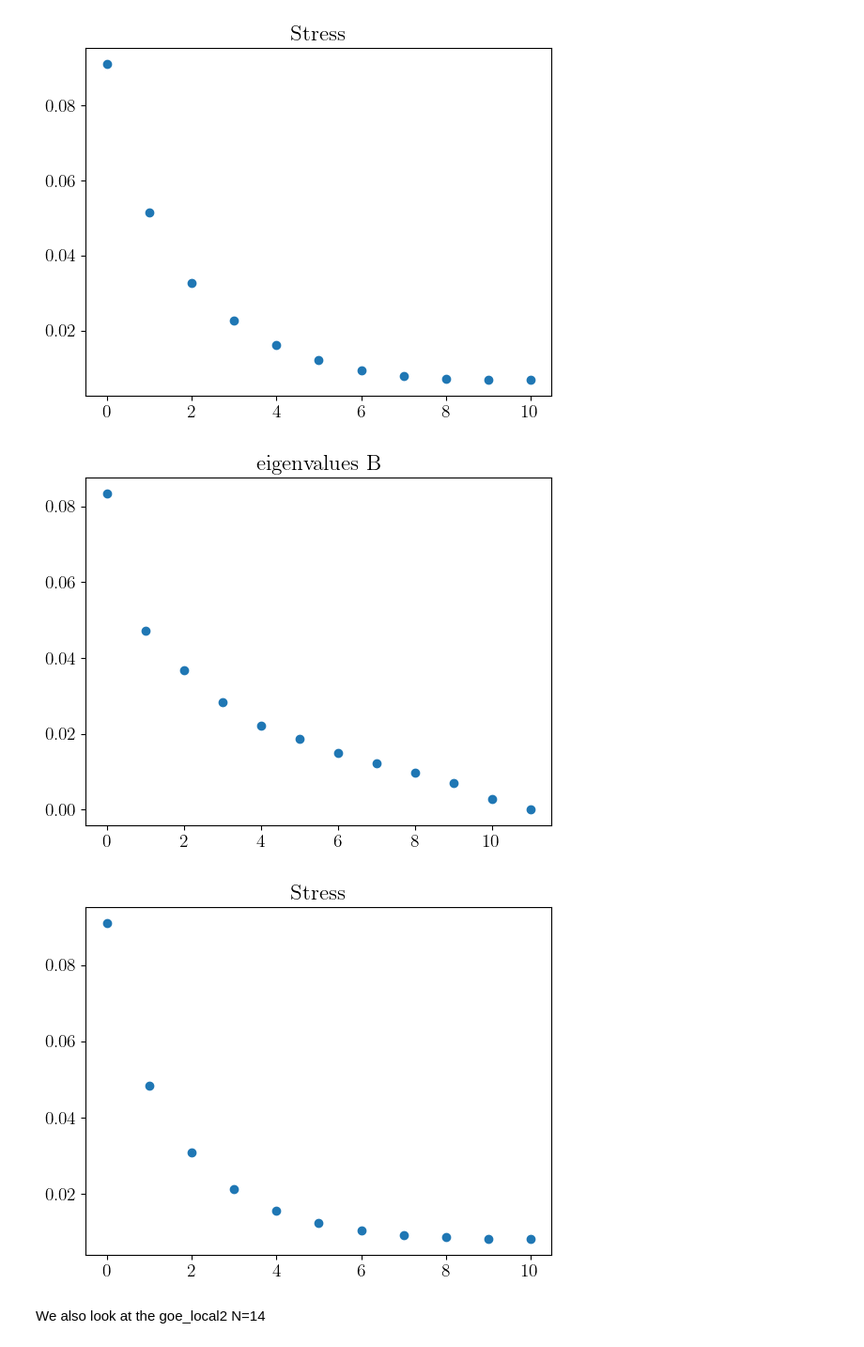
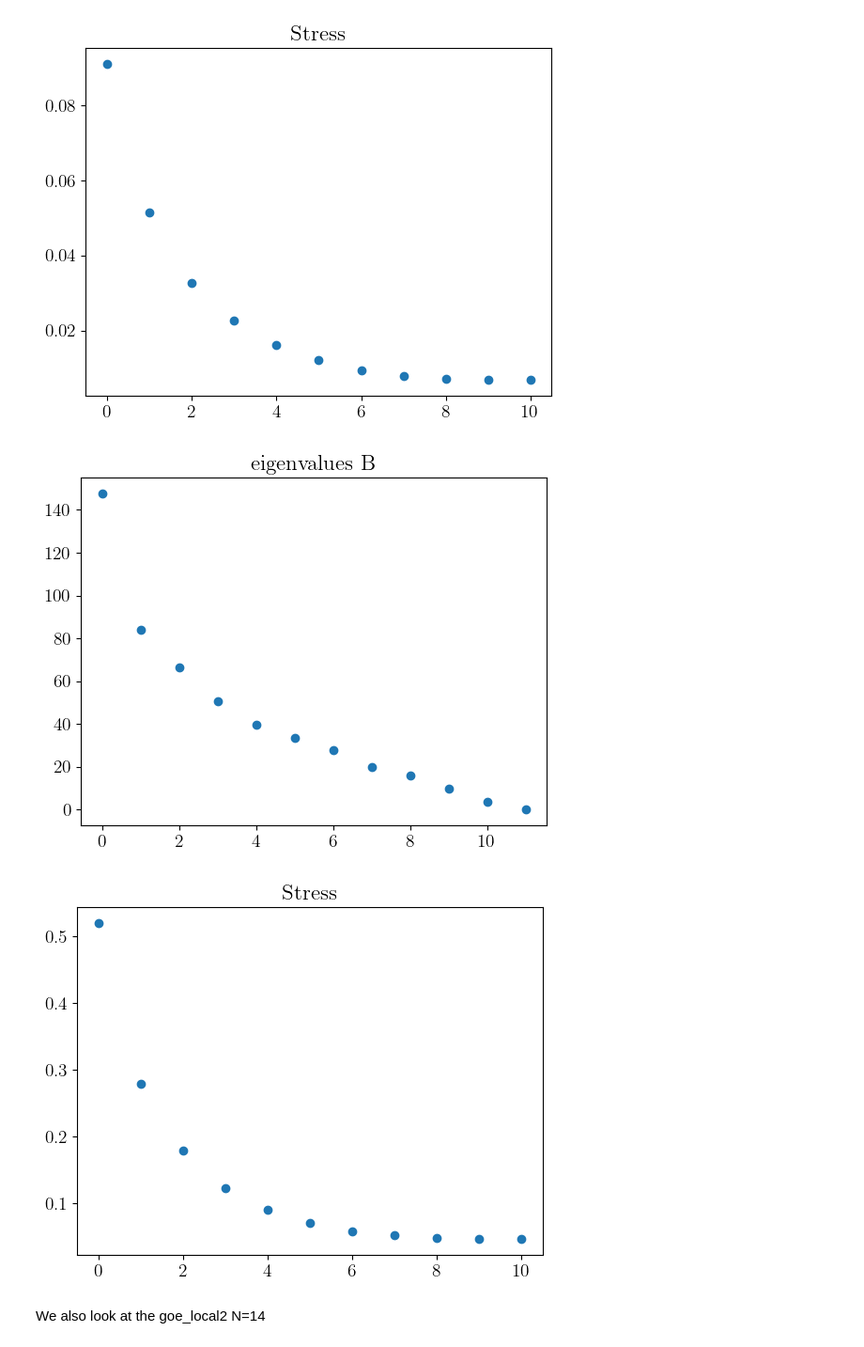
Before and after one commit to MarinAndreGirard/Quantum_emergent_dimension, a Jupyter notebook: getting_some_results.ipynb, the cells around one changed output. Shown at 94% size. Saved outputs shown, nothing was run; the diff lists cells and outputs as text; code cells hidden in the pictures.

```diff
--- a/getting_some_results.ipynb
+++ b/getting_some_results.ipynb
@@ -65,27 +65,27 @@ plt.show()
 # %%
 range_k=10
 folder = 'goe_local2'
 N=12
 state_number=0
 eigen_avg=np.zeros(N)
 stress_avg=np.zeros(N-1)
 for k in range(range_k):
     file_name=folder+f"{N}_{k}_{state_number}"
     dab=load_d(file_name)
     stress_avg+=get_stress(dab,False)
     eigen_avg+=get_eigenvalues_B_from_dab(dab,N,file_name,False)
-eigen_avg=eigen_avg/(N*max(eigen_avg))
-stress_avg=stress_avg/((N-1)*max(stress_avg))
+eigen_avg=eigen_avg/(range_k)
+stress_avg=stress_avg/(range_k)
 plt.scatter(range(len(eigen_avg)),eigen_avg)
 plt.title("eigenvalues B")
 plt.show()
 
 plt.scatter(range(len(stress_avg)),stress_avg)
 plt.title("Stress")
 plt.show()
 # %% [output]
-[figure, old version]
+[figure, new version]
-[figure, old version]
+[figure, new version]
 # %% [markdown]
 We also look at the goe_local2 N=14
 # %%
```
Also changed, not shown: parts of 4 cells of this notebook, 5 other files.
